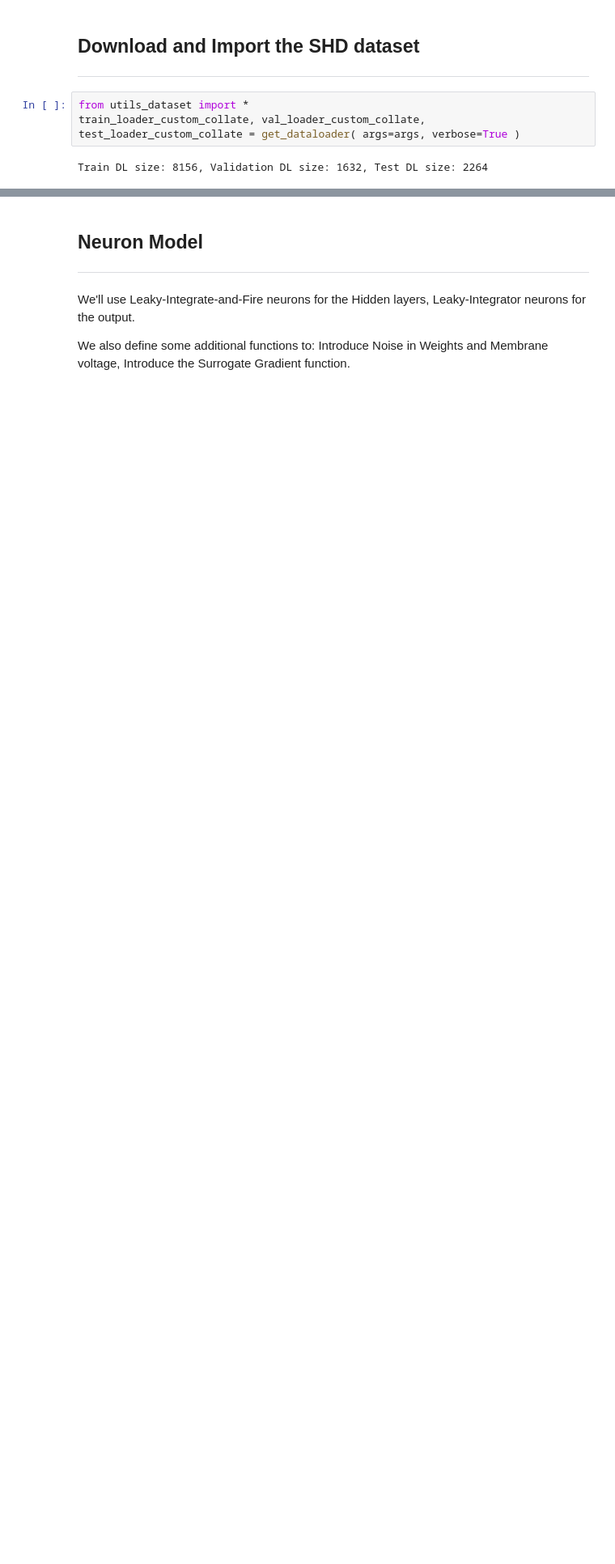
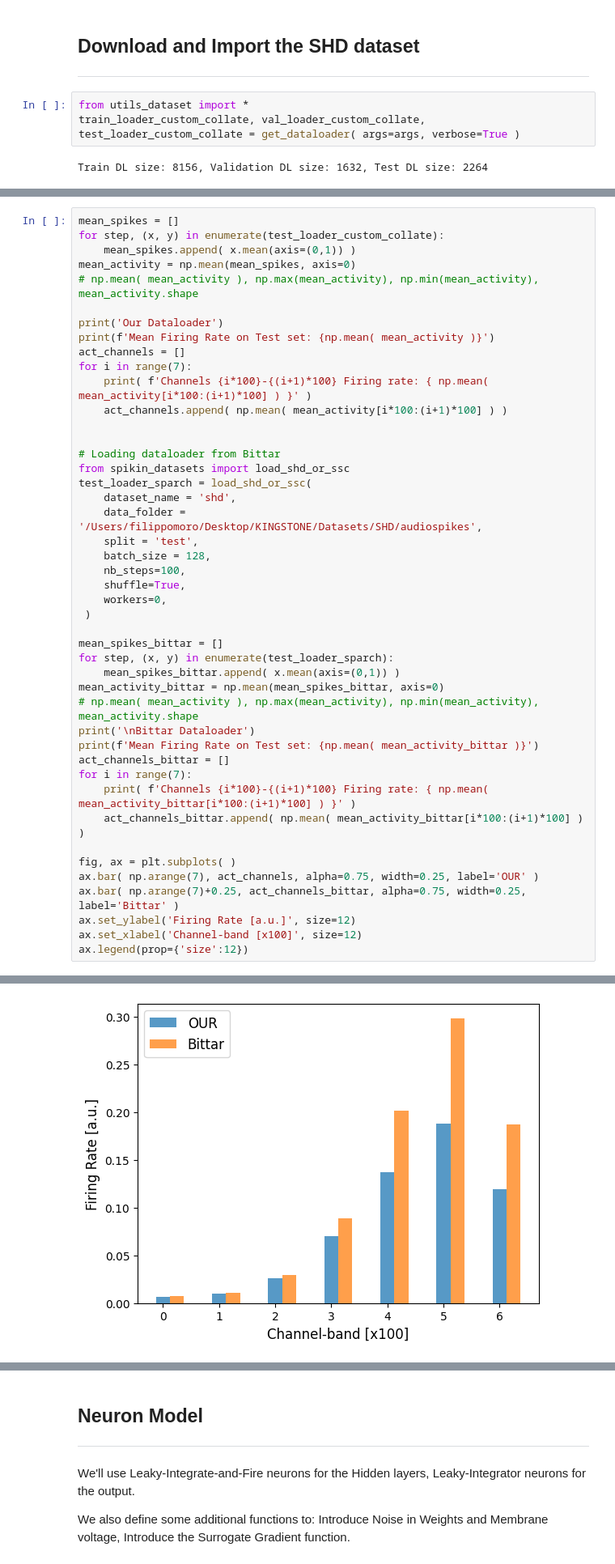
Before and after one commit to EIS-Hub/hSNN, a Jupyter notebook: snn_hierarchy_shd.ipynb, the cells around one changed output, grey strips where cells are left out. Shown: that part at 81% size. Saved outputs shown, nothing was run; the diff lists cells and outputs as text; blank space fills up the shorter version.

```diff
--- a/snn_hierarchy_shd.ipynb
+++ b/snn_hierarchy_shd.ipynb
@@ -111,0 +101,46 @@ Train DL size: 8156, Validation DL size: 1632, Test DL size: 2264
+# %%
+mean_spikes = []
+for step, (x, y) in enumerate(test_loader_custom_collate):
+    mean_spikes.append( x.mean(axis=(0,1)) )
+mean_activity = np.mean(mean_spikes, axis=0)
+# np.mean( mean_activity ), np.max(mean_activity), np.min(mean_activity), mean_activity.shape
+
+print('Our Dataloader')
+print(f'Mean Firing Rate on Test set: {np.mean( mean_activity )}')
+act_channels = []
+for i in range(7):
+    print( f'Channels {i*100}-{(i+1)*100} Firing rate: { np.mean( mean_activity[i*100:(i+1)*100] ) }' )
+    act_channels.append( np.mean( mean_activity[i*100:(i+1)*100] ) )
+
+
+# Loading dataloader from Bittar
+from spikin_datasets import load_shd_or_ssc
+test_loader_sparch = load_shd_or_ssc(
+    dataset_name = 'shd',
+    data_folder = '/Users/filippomoro/Desktop/KINGSTONE/Datasets/SHD/audiospikes',
+    split = 'test',
+    batch_size = 128,
+    nb_steps=100,
+    shuffle=True,
+    workers=0,
+ )
+
+mean_spikes_bittar = []
+for step, (x, y) in enumerate(test_loader_sparch):
+    mean_spikes_bittar.append( x.mean(axis=(0,1)) )
+mean_activity_bittar = np.mean(mean_spikes_bittar, axis=0)
+# np.mean( mean_activity ), np.max(mean_activity), np.min(mean_activity), mean_activity.shape
+print('\nBittar Dataloader')
+print(f'Mean Firing Rate on Test set: {np.mean( mean_activity_bittar )}')
+act_channels_bittar = []
+for i in range(7):
+    print( f'Channels {i*100}-{(i+1)*100} Firing rate: { np.mean( mean_activity_bittar[i*100:(i+1)*100] ) }' )
+    act_channels_bittar.append( np.mean( mean_activity_bittar[i*100:(i+1)*100] ) )
+
+fig, ax = plt.subplots( )
+ax.bar( np.arange(7), act_channels, alpha=0.75, width=0.25, label='OUR' )
+ax.bar( np.arange(7)+0.25, act_channels_bittar, alpha=0.75, width=0.25, label='Bittar' )
+ax.set_ylabel('Firing Rate [a.u.]', size=12)
+ax.set_xlabel('Channel-band [x100]', size=12)
+ax.legend(prop={'size':12})
+# %% [output]
@@ -111,0 +167 @@ Train DL size: 8156, Validation DL size: 1632, Test DL size: 2264
+[figure, added]
```
Also changed, not shown: parts of 19 cells of this notebook, 2 other files.
